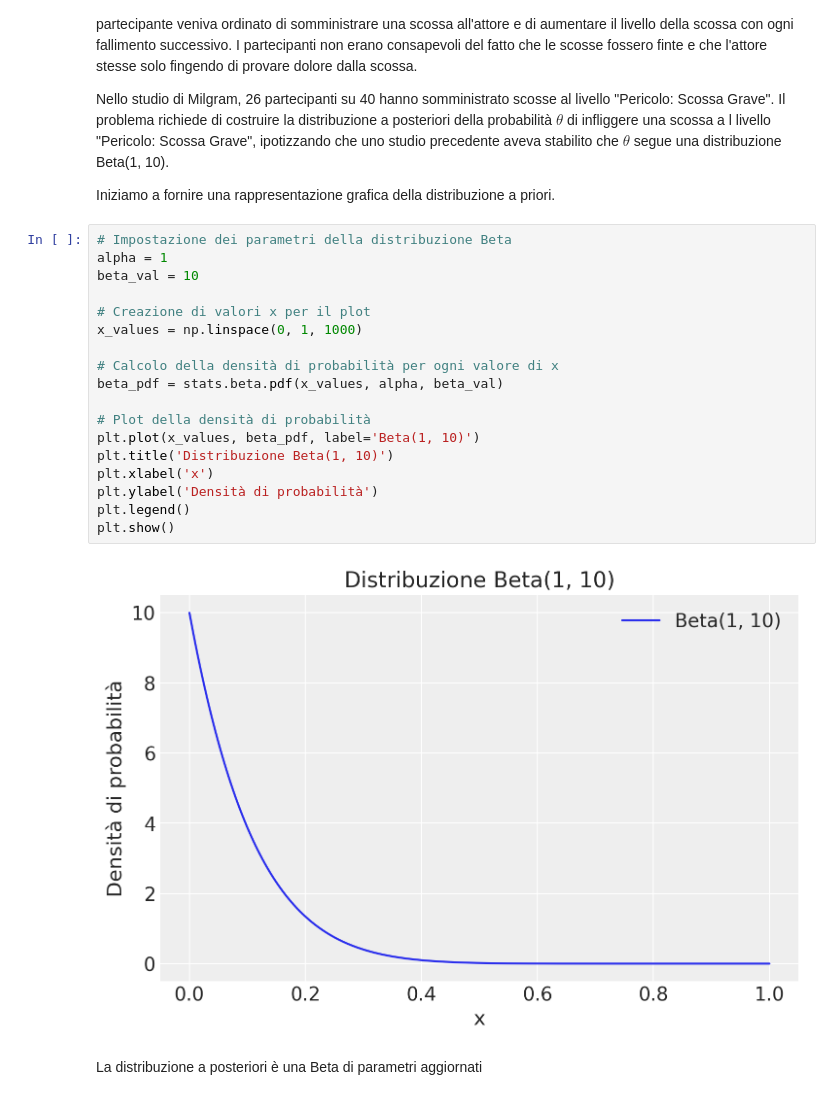
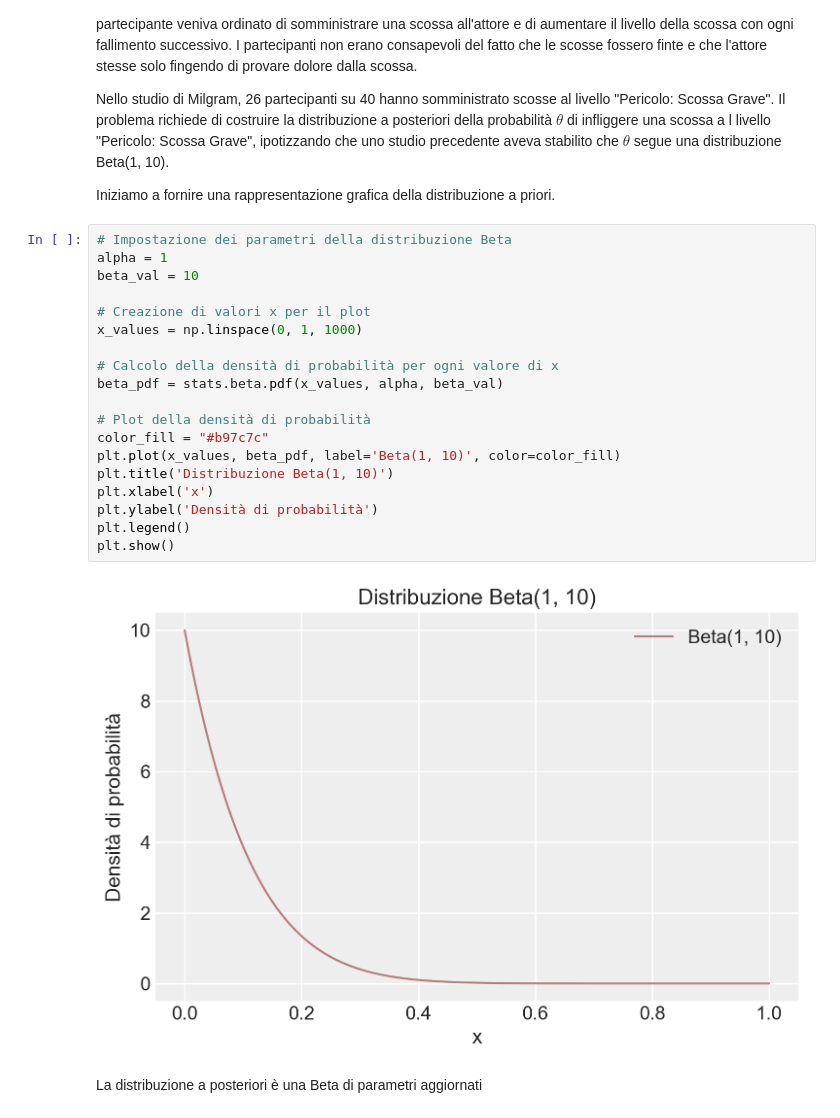
Before and after one commit to ccaudek/psicometria, a Jupyter notebook: chapters/chapter_4/03_conjugate_families_1.ipynb, the cells around one changed output. Drawn from its saved outputs; the diff is of its cells as text.

```diff
--- a/chapters/chapter_4/03_conjugate_families_1.ipynb
+++ b/chapters/chapter_4/03_conjugate_families_1.ipynb
@@ -131,23 +132,24 @@ Iniziamo a fornire una rappresentazione grafica della distribuzione a priori.
 # %%
 # Impostazione dei parametri della distribuzione Beta
 alpha = 1
 beta_val = 10
 
 # Creazione di valori x per il plot
 x_values = np.linspace(0, 1, 1000)
 
 # Calcolo della densità di probabilità per ogni valore di x
 beta_pdf = stats.beta.pdf(x_values, alpha, beta_val)
 
 # Plot della densità di probabilità
-plt.plot(x_values, beta_pdf, label='Beta(1, 10)')
+color_fill = "#b97c7c"
+plt.plot(x_values, beta_pdf, label='Beta(1, 10)', color=color_fill)
 plt.title('Distribuzione Beta(1, 10)')
 plt.xlabel('x')
 plt.ylabel('Densità di probabilità')
 plt.legend()
 plt.show()
 # %% [output]
-[figure, old version]
+[figure, new version]
 # %% [markdown]
 La distribuzione a posteriori è una Beta di parametri aggiornati
 # %%
```
Also changed, not shown: parts of 5 cells of this notebook, 21 other files.
